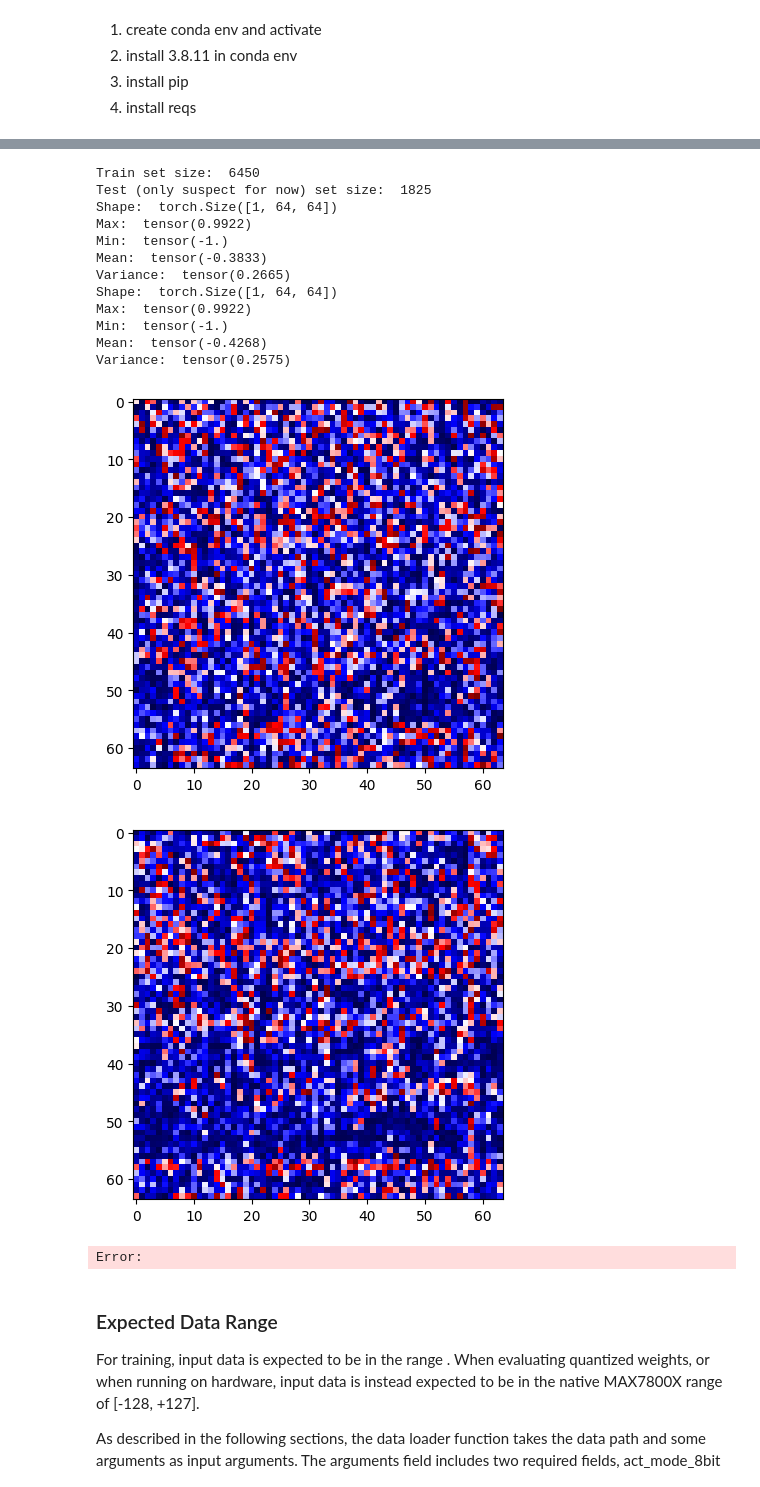
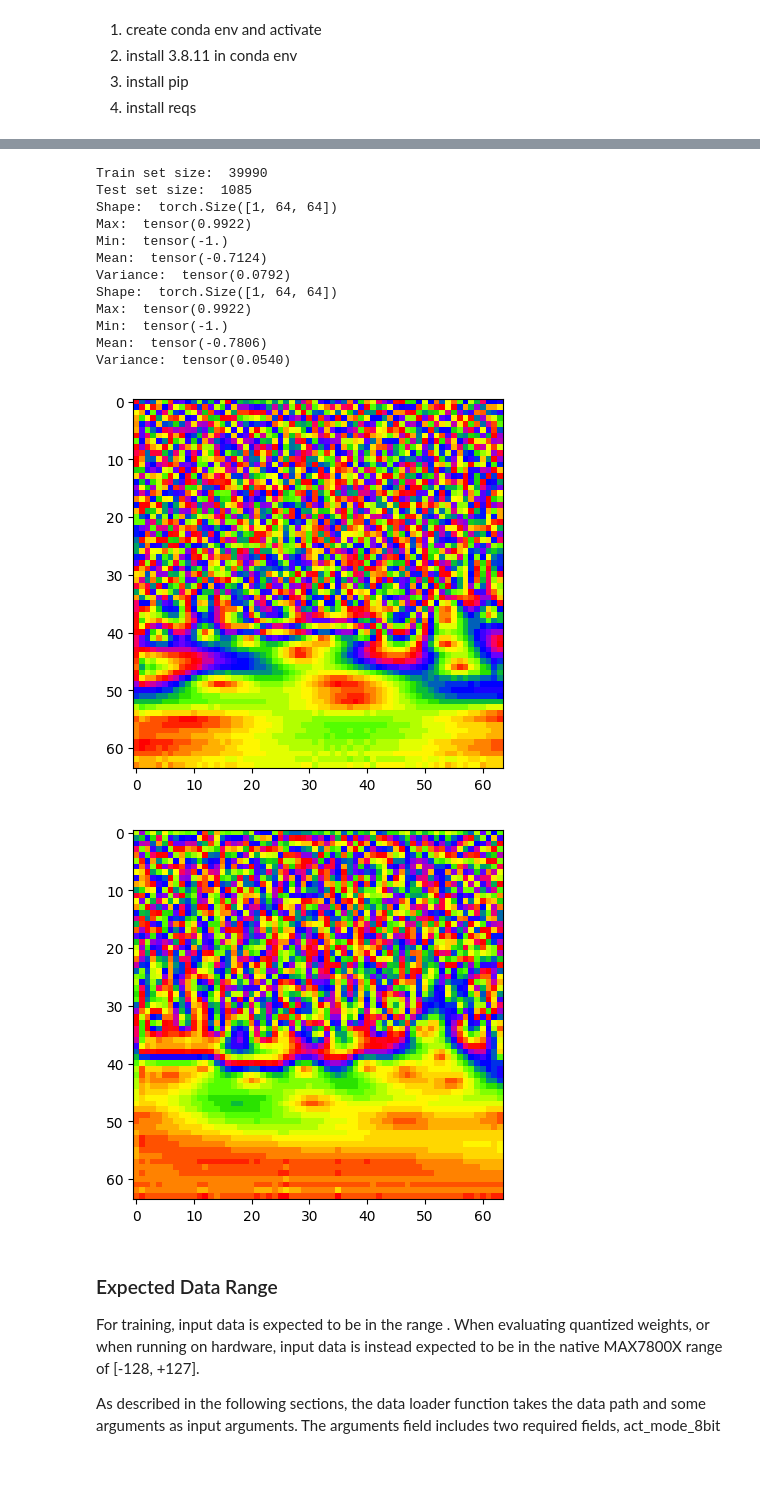
Before and after one commit to bitmorse/bearings-max78000, a Jupyter notebook: playground.ipynb, the cells around one changed output, grey strips where cells are left out. Cells and saved outputs as stored; diff of their text form; code cells hidden in the pictures.

```diff
--- a/playground.ipynb
+++ b/playground.ipynb
@@ -91,42 +72,41 @@ Variance:  tensor(1.3965e-06, grad_fn=<VarBackward0>)
 # %%
 #Get OOD data
 
 #check dataloader
 class Args:
     def __init__(self, act_mode_8bit):
         self.act_mode_8bit = act_mode_8bit #IMPORTANT: SET CORRECTLY!!!!!!!!
         self.truncate_testset = False
 
 args = Args(act_mode_8bit=False) #IMPORTANT: if this is not set to true, the test set will be float instead of int, and so you can't use the quantized model
 data_path = os.path.join(os.path.dirname(os.getcwd()), 'ai8x-training/data')
 
 ds_train,ds_test = ims_bearings.ims_bearings_get_datasets((data_path, args), load_train=True, load_test=True)
 
 print("Train set size: ", len(ds_train))
-print("Test (only suspect for now) set size: ", len(ds_test))
+print("Test set size: ", len(ds_test))
 
-plt.imshow(ds_train[1][0].permute(1,2,0).numpy(), cmap='seismic')
+plt.imshow(ds_train[1][0].permute(1,2,0).numpy(), cmap='prism')
 plt.figure()
-plt.imshow((ds_test[1400][0].permute(1,2,0).numpy()), cmap='seismic')
+plt.imshow((ds_test[10][0].permute(1,2,0).numpy()), cmap='prism')
 
-printstats(ds_train[1400][0])
-printstats(ds_test[1400][0])
+printstats(ds_train[10][0])
+printstats(ds_test[10][0])
 # %% [output]
-Train set size:  6450
-Test (only suspect for now) set size:  1825
+Train set size:  39990
+Test set size:  1085
 Shape:  torch.Size([1, 64, 64])
 Max:  tensor(0.9922)
 Min:  tensor(-1.)
-Mean:  tensor(-0.3833)
-Variance:  tensor(0.2665)
+Mean:  tensor(-0.7124)
+Variance:  tensor(0.0792)
 Shape:  torch.Size([1, 64, 64])
 Max:  tensor(0.9922)
 Min:  tensor(-1.)
-Mean:  tensor(-0.4268)
-Variance:  tensor(0.2575)
+Mean:  tensor(-0.7806)
+Variance:  tensor(0.0540)
-[figure, old version]
+[figure, new version]
-[figure, old version]
+[figure, new version]
-Error:
 # %% [markdown]
 ### Expected Data Range
 
```
Also changed, not shown: parts of 7 cells of this notebook, 5 other files.
